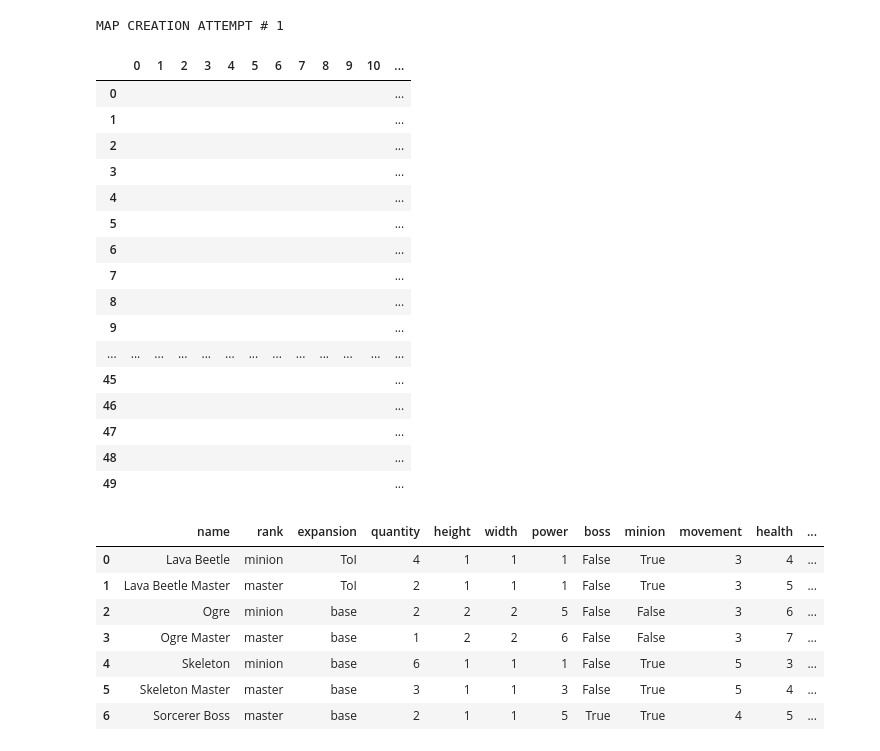
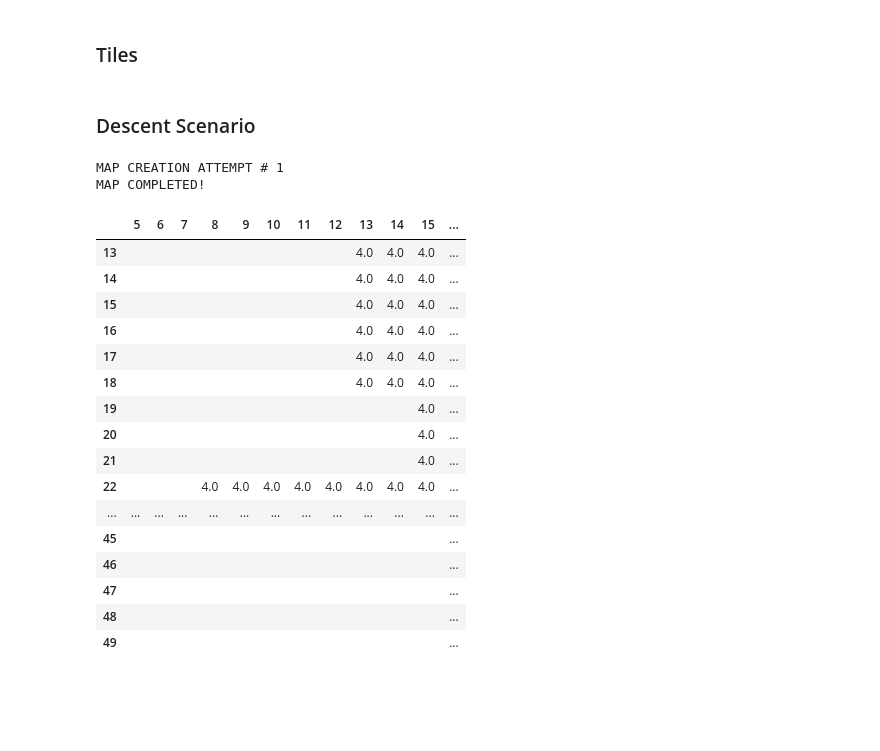
Before and after one commit to KevinCarr42/Descent_AI, a Jupyter notebook: DescentMapGenerator.ipynb, the cells around one changed output. Drawn from its saved outputs; the diff is of its cells as text; code cells hidden in the pictures; blank space fills up the shorter version.

Commit message:
added colour and terrain import, updated scripts to work better, faster, and more in keeping with the game constraints

```diff
--- a/DescentMapGenerator.ipynb
+++ b/DescentMapGenerator.ipynb
@@ -21,9 +25,13 @@ pd.set_option('display.max_columns', None)
 MONSTER_DF = pd.read_csv('monster_import.csv').fillna(False)
 MONSTER_DF['rank'] = pd.Categorical(MONSTER_DF['rank'] , categories=['minion', 'master', 'boss'], ordered=True)
 MAP_TILE_DF = pd.read_csv('tile_import.csv')
+OBSTACLE_DF = pd.read_csv('obstacle_import.csv')
+COLOUR_DF = pd.read_csv('colour_import.csv')
 
 display(MONSTER_DF.head())
 display(MAP_TILE_DF.head())
+display(OBSTACLE_DF.head())
+display(COLOUR_DF.head())
 # %% [output]
 |  | name | rank | expansion | quantity | height | width | power | boss | minion | movement | health | ... |
 | 0 | Bane Spider | minion | base | 6 | 2 | 2 | 2 | False | True | 5 | 3 | ... |
@@ -109,0 +64,12 @@ sns.color_palette(ListedColormap([x for x in COLOURS.values()]).colors)
+# %%
+
+def get_object_colour_id(name_of_colour):
+    try:
+        colour_id = COLOUR_DF.loc[COLOUR_DF['object'] == name_of_colour, 'id'].iloc[0]
+    except:  # all exceptions need to be labelled as 99 for error checking by inspection
+        colour_id = 99  # anything not in the
+    return colour_id
+
+print(', '.join(COLOUR_DF.object.to_list()))
+print(', '.join(COLOUR_DF.colour.to_list()))
+sns.color_palette(ListedColormap(COLOUR_DF.colour.to_list()).colors)
@@ -121,7 +108,10 @@ class Treasures:
     }
 
     def __init__(self, n_encounters=4, n_treasure_per_encounter=3, always_chest=True, fancy_chance=0.2, expansions=False):
-        self.available_treasures = self.ALL_AVAILABLE_TREASURE_MARKERS.copy() if expansions else self.available_treasures.copy()[:4]
+        if expansions:
+            self.available_treasures = self.ALL_AVAILABLE_TREASURE_MARKERS.copy()
+        else:
+            self.available_treasures = {k:v for k,v in list(self.ALL_AVAILABLE_TREASURE_MARKERS.items())[:4]}
         self.encounters = self.generate_encounters(n_encounters, n_treasure_per_encounter, always_chest, fancy_chance)
 
     def generate_encounters(self, n_encounters, n_treasure_per_encounter, always_chest, fancy_chance):
@@ -264,20 +256,35 @@ class Monsters:
             encounter_dict = sorted_dict
 
         return encounter_dict
+# %% [markdown]
+### Tiles
 # %%
 class Tiles:
-    def __init__(self, obj):
+    def __init__(self, obj, is_map=False):
         # empty default tileset - fills up as tiles are used
         self.tiles = dict()
         self.unused_tiles = dict()
 
         # generate all tiles
         if isinstance(obj, pd.DataFrame):
-            self.create_map_tiles(obj)
+            if is_map:
+                self.create_map_tiles(obj)
+            else:
+                self.create_tiles(obj)
         elif isinstance(obj, Monsters):
             self.create_monster_tiles(obj)
         else:
-            raise OnlyWorksOnMonstersAndMaptilesError
+            raise NotImplementedError
+
+    def create_tiles(self, dataframe):
+        fill_value = 1
+        for _, row in dataframe.iterrows():
+            if 'colour' in dataframe.columns:
+                fill_value = get_object_colour_id(row['colour'])
+            for j in range(row['quantity']):
+                name = row['id'] + '_' + str(j + 1)
+                tile = pd.DataFrame(np.full(shape=(row['height'], row['width'], ), fill_value=fill_value))
+                self.unused_tiles[name] = tile
 
     def create_map_tiles(self, dataframe):
         for _, row in dataframe.iterrows():
@@ -318,3 +325,5 @@ class Tiles:
 
     def use_tile(self, name_of_tile):
         self.tiles[name_of_tile] = self.unused_tiles.pop(name_of_tile)
+# %% [markdown]
+### Descent Scenario
@@ -915,19 +975,20 @@ class DescentMap:
 # %%
-main = DescentMap()
+main = DescentScenario()
 main.create_map()
 # %% [output]
 MAP CREATION ATTEMPT # 1
+MAP COMPLETED!
-|  | 0 | 1 | 2 | 3 | 4 | 5 | 6 | 7 | 8 | 9 | 10 | ... |
-| 0 |  |  |  |  |  |  |  |  |  |  |  | ... |
-| 1 |  |  |  |  |  |  |  |  |  |  |  | ... |
-| 2 |  |  |  |  |  |  |  |  |  |  |  | ... |
-| 3 |  |  |  |  |  |  |  |  |  |  |  | ... |
-| 4 |  |  |  |  |  |  |  |  |  |  |  | ... |
-| 5 |  |  |  |  |  |  |  |  |  |  |  | ... |
-| 6 |  |  |  |  |  |  |  |  |  |  |  | ... |
-| 7 |  |  |  |  |  |  |  |  |  |  |  | ... |
-| 8 |  |  |  |  |  |  |  |  |  |  |  | ... |
-| 9 |  |  |  |  |  |  |  |  |  |  |  | ... |
+|  | 5 | 6 | 7 | 8 | 9 | 10 | 11 | 12 | 13 | 14 | 15 | ... |
+| 13 |  |  |  |  |  |  |  |  | 4.0 | 4.0 | 4.0 | ... |
+| 14 |  |  |  |  |  |  |  |  | 4.0 | 4.0 | 4.0 | ... |
+| 15 |  |  |  |  |  |  |  |  | 4.0 | 4.0 | 4.0 | ... |
+| 16 |  |  |  |  |  |  |  |  | 4.0 | 4.0 | 4.0 | ... |
+| 17 |  |  |  |  |  |  |  |  | 4.0 | 4.0 | 4.0 | ... |
+| 18 |  |  |  |  |  |  |  |  | 4.0 | 4.0 | 4.0 | ... |
+| 19 |  |  |  |  |  |  |  |  |  |  | 4.0 | ... |
+| 20 |  |  |  |  |  |  |  |  |  |  | 4.0 | ... |
+| 21 |  |  |  |  |  |  |  |  |  |  | 4.0 | ... |
+| 22 |  |  |  | 4.0 | 4.0 | 4.0 | 4.0 | 4.0 | 4.0 | 4.0 | 4.0 | ... |
 | ... | ... | ... | ... | ... | ... | ... | ... | ... | ... | ... | ... | ... |
 | 45 |  |  |  |  |  |  |  |  |  |  |  | ... |
 | 46 |  |  |  |  |  |  |  |  |  |  |  | ... |
@@ -939,11 +997,0 @@ m = Monsters(MONSTER_DF)
-# %%
-m._DATA
-# %% [output]
-|  | name | rank | expansion | quantity | height | width | power | boss | minion | movement | health | ... |
-| 0 | Lava Beetle | minion | ToI | 4 | 1 | 1 | 1 | False | True | 3 | 4 | ... |
-| 1 | Lava Beetle Master | master | ToI | 2 | 1 | 1 | 1 | False | True | 3 | 5 | ... |
-| 2 | Ogre | minion | base | 2 | 2 | 2 | 5 | False | False | 3 | 6 | ... |
-| 3 | Ogre Master | master | base | 1 | 2 | 2 | 6 | False | False | 3 | 7 | ... |
-| 4 | Skeleton | minion | base | 6 | 1 | 1 | 1 | False | True | 5 | 3 | ... |
-| 5 | Skeleton Master | master | base | 3 | 1 | 1 | 3 | False | True | 5 | 4 | ... |
-| 6 | Sorcerer Boss | master | base | 2 | 1 | 1 | 5 | True | True | 4 | 5 | ... |
```
Also changed, not shown: parts of 21 cells of this notebook, 2 other files.
